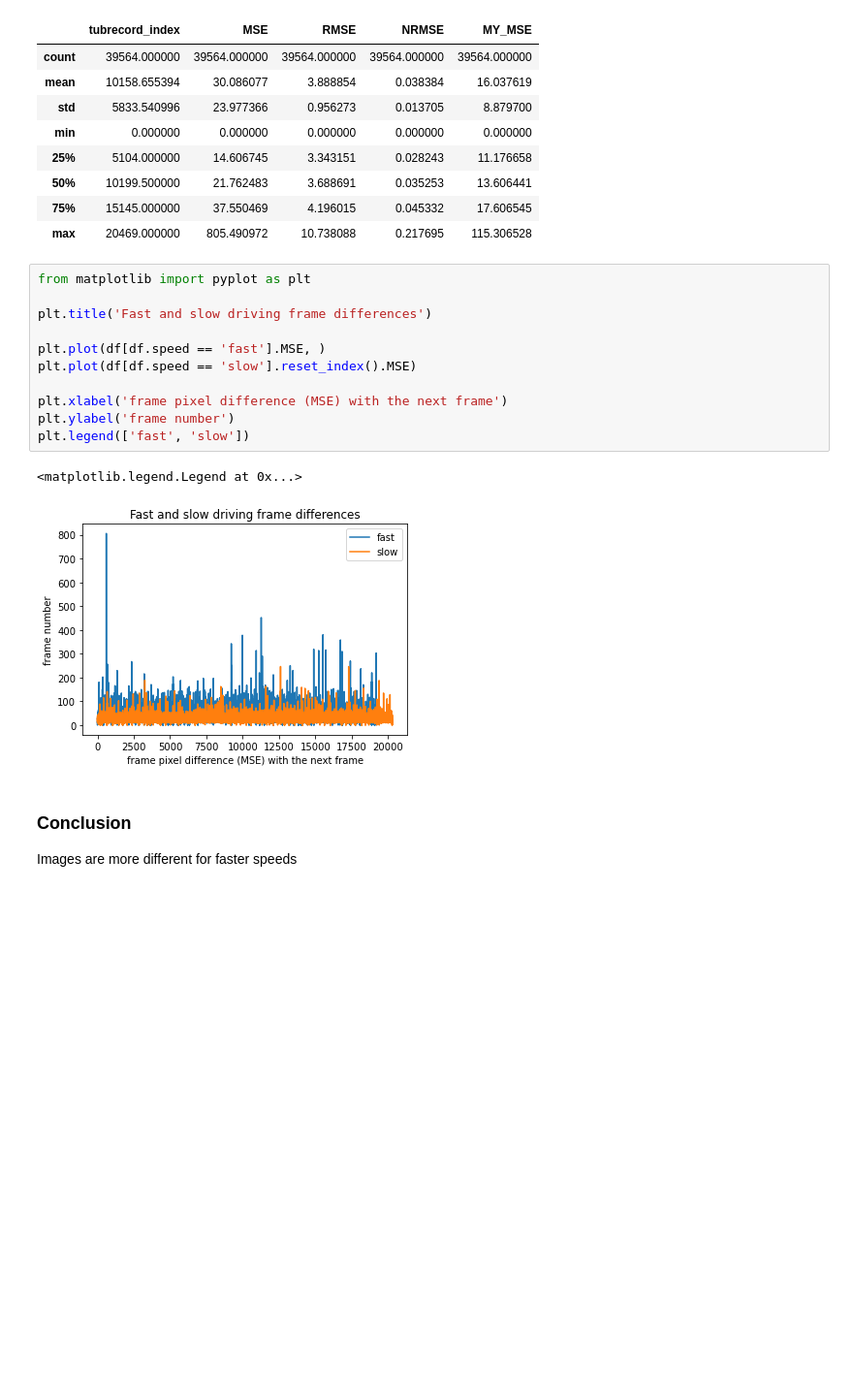
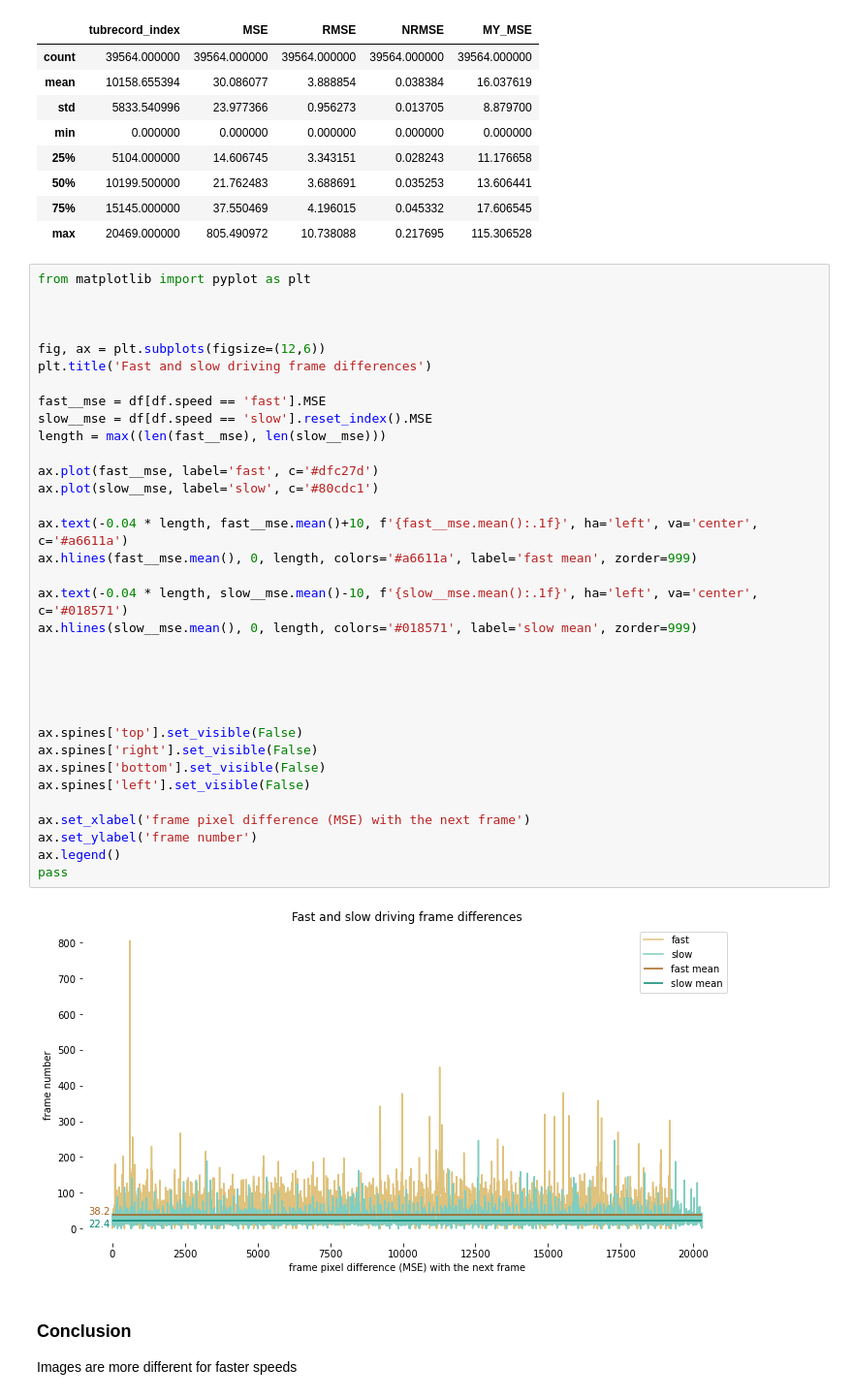
Before and after one commit to kristjanr/dat-sci-master-thesis, a Jupyter notebook: FrameDifferences.ipynb, the cells around one changed output. Shown at 97% size. Drawn from its saved outputs; the diff is of its cells as text; blank space fills up the shorter version.

```diff
--- a/FrameDifferences.ipynb
+++ b/FrameDifferences.ipynb
@@ -124,20 +124,42 @@ df.describe()
 | 50% | 10199.500000 | 21.762483 | 3.688691 | 0.035253 | 13.606441 |
 | 75% | 15145.000000 | 37.550469 | 4.196015 | 0.045332 | 17.606545 |
 | max | 20469.000000 | 805.490972 | 10.738088 | 0.217695 | 115.306528 |
-# %%
-from matplotlib import pyplot as plt
-
-plt.title('Fast and slow driving frame differences')
-
-plt.plot(df[df.speed == 'fast'].MSE, )
-plt.plot(df[df.speed == 'slow'].reset_index().MSE)
-
-plt.xlabel('frame pixel difference (MSE) with the next frame')
-plt.ylabel('frame number')
-plt.legend(['fast', 'slow'])
-# %% [output]
-<matplotlib.legend.Legend at 0x...>
-[figure, removed]
+# %%
+from matplotlib import pyplot as plt
+
+
+
+fig, ax = plt.subplots(figsize=(12,6))
+plt.title('Fast and slow driving frame differences')
+
+fast__mse = df[df.speed == 'fast'].MSE
+slow__mse = df[df.speed == 'slow'].reset_index().MSE
+length = max((len(fast__mse), len(slow__mse)))
+
+ax.plot(fast__mse, label='fast', c='#dfc27d')
+ax.plot(slow__mse, label='slow', c='#80cdc1')
+
+ax.text(-0.04 * length, fast__mse.mean()+10, f'{fast__mse.mean():.1f}', ha='left', va='center', c='#a6611a')
+ax.hlines(fast__mse.mean(), 0, length, colors='#a6611a', label='fast mean', zorder=999)
+
+ax.text(-0.04 * length, slow__mse.mean()-10, f'{slow__mse.mean():.1f}', ha='left', va='center', c='#018571')
+ax.hlines(slow__mse.mean(), 0, length, colors='#018571', label='slow mean', zorder=999)
+
+
+
+
+
+ax.spines['top'].set_visible(False)
+ax.spines['right'].set_visible(False)
+ax.spines['bottom'].set_visible(False)
+ax.spines['left'].set_visible(False)
+
+ax.set_xlabel('frame pixel difference (MSE) with the next frame')
+ax.set_ylabel('frame number')
+ax.legend()
+pass
+# %% [output]
+[figure, added]
 # %% [markdown]
 ### Conclusion
 Images are more different for faster speeds
```
Also changed, not shown: 5 other files.
